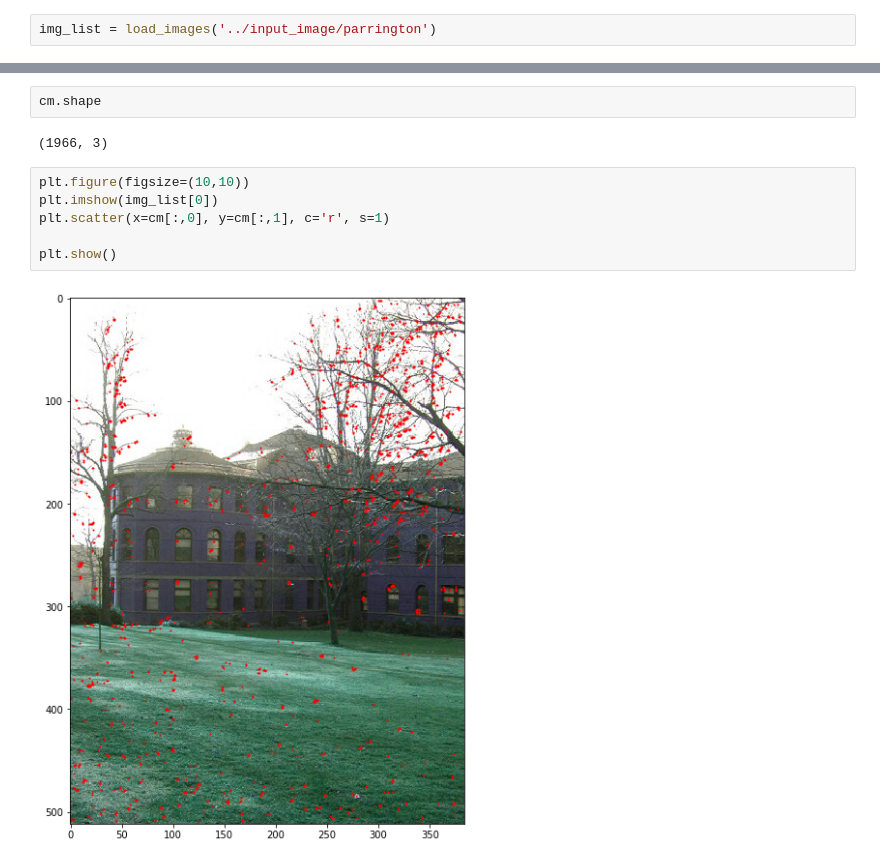
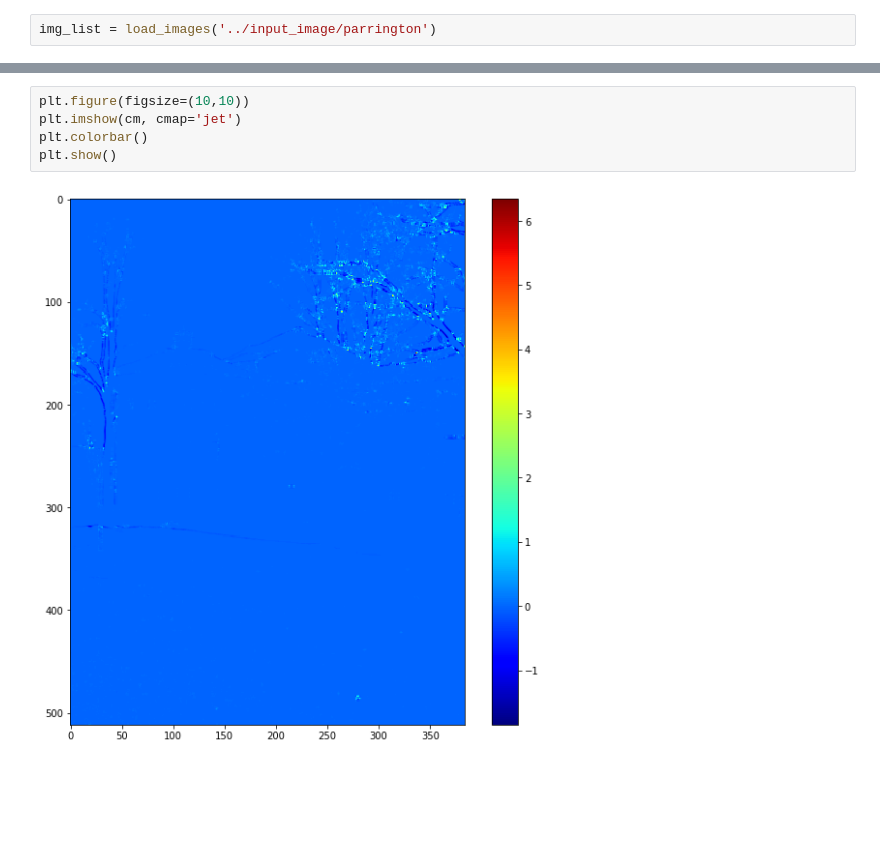
Before and after one commit to SSARCandy/panoramas-image-stitching, a Jupyter notebook: src/notebook.ipynb, the cells around one changed output, grey strips where cells are left out. Drawn from its saved outputs; the diff is of its cells as text; blank space fills up the shorter version.

```diff
--- a/src/notebook.ipynb
+++ b/src/notebook.ipynb
@@ -74,12 +104,7 @@ cm = harris_corner(img_list[0], kernel=7)
-# %%
-cm.shape
-# %% [output]
-(1966, 3)
 # %%
 plt.figure(figsize=(10,10))
-plt.imshow(img_list[0])
-plt.scatter(x=cm[:,0], y=cm[:,1], c='r', s=1)
-
+plt.imshow(cm, cmap='jet')
+plt.colorbar()
 plt.show()
 # %% [output]
-[figure, old version]
+[figure, new version]
```
Also changed, not shown: parts of 13 cells of this notebook.
